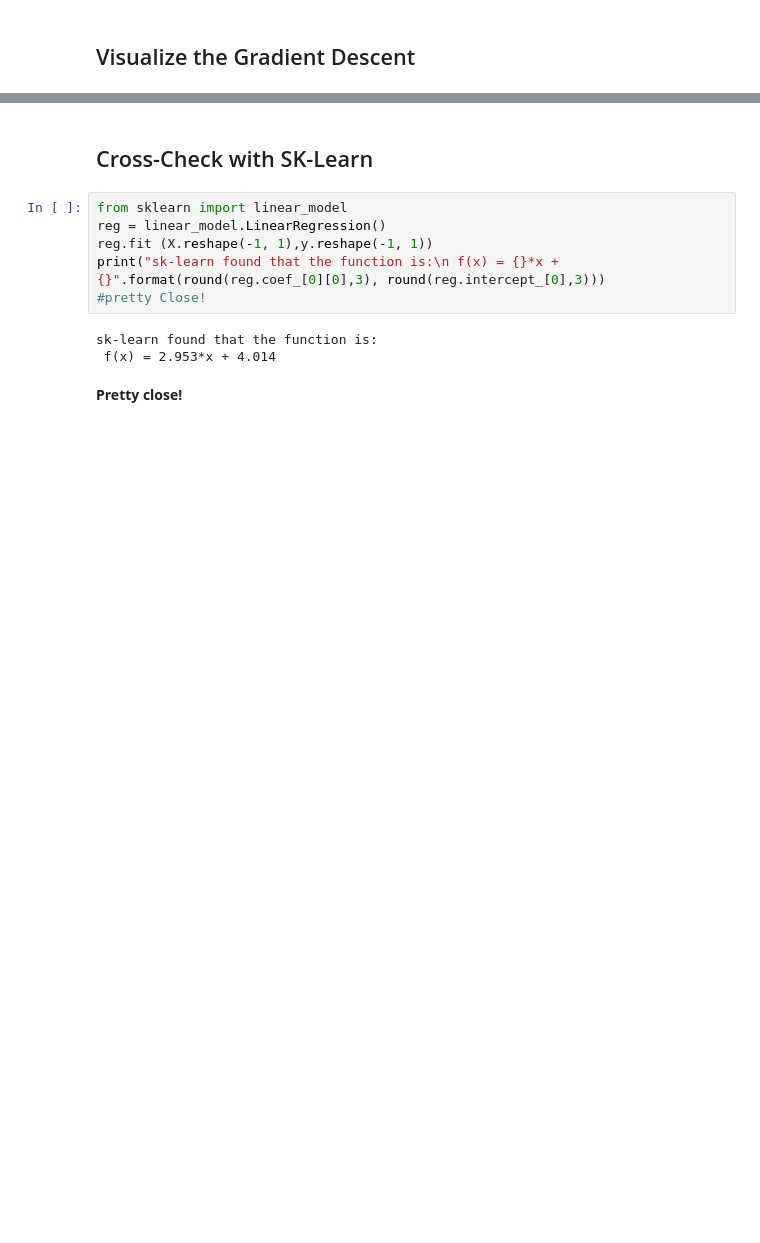
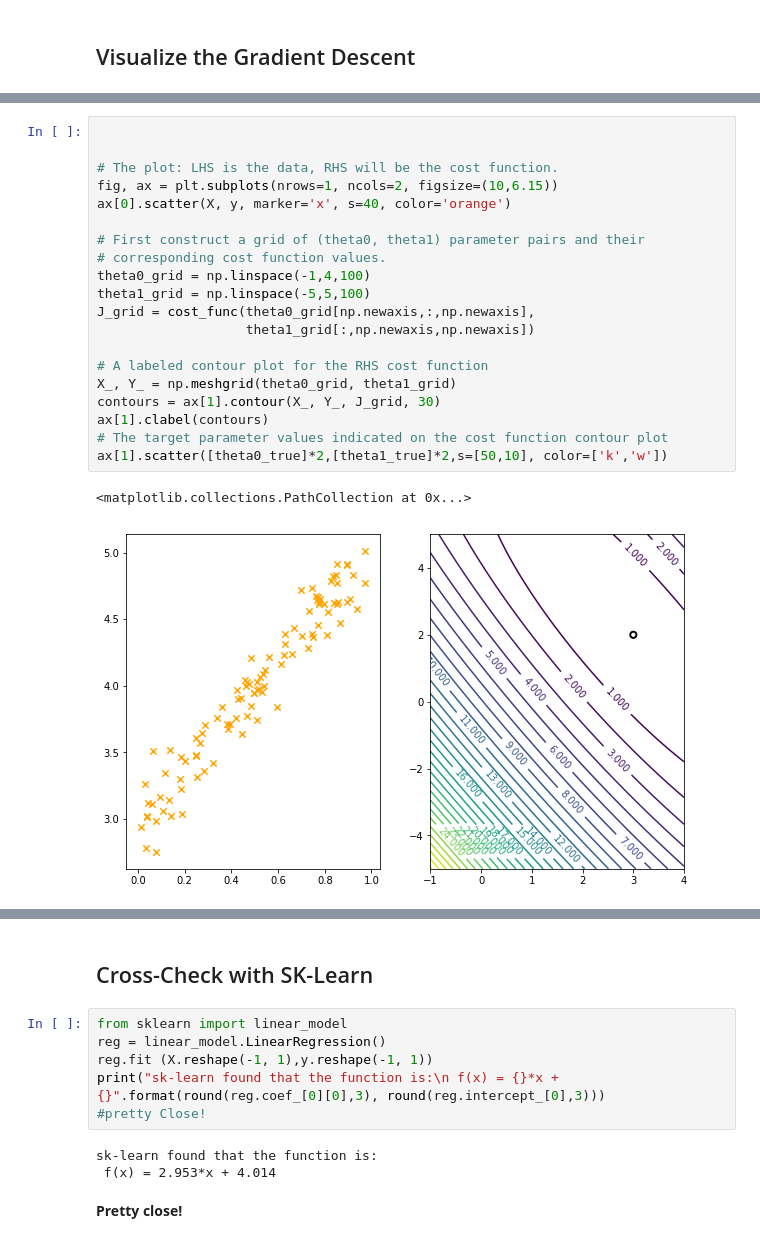
Before and after one commit to AchilleasKn/GradientDescent, a Jupyter notebook: GradientDescent.ipynb, the cells around one changed output, grey strips where cells are left out. Drawn from its saved outputs; the diff is of its cells as text; blank space fills up the shorter version.

```diff
--- a/GradientDescent.ipynb
+++ b/GradientDescent.ipynb
@@ -228,0 +215,23 @@ NameError: name 'z' is not defined
+# %%
+
+
+# The plot: LHS is the data, RHS will be the cost function.
+fig, ax = plt.subplots(nrows=1, ncols=2, figsize=(10,6.15))
+ax[0].scatter(X, y, marker='x', s=40, color='orange')
+
+# First construct a grid of (theta0, theta1) parameter pairs and their
+# corresponding cost function values.
+theta0_grid = np.linspace(-1,4,100)
+theta1_grid = np.linspace(-5,5,100)
+J_grid = cost_func(theta0_grid[np.newaxis,:,np.newaxis],
+                   theta1_grid[:,np.newaxis,np.newaxis])
+
+# A labeled contour plot for the RHS cost function
+X_, Y_ = np.meshgrid(theta0_grid, theta1_grid)
+contours = ax[1].contour(X_, Y_, J_grid, 30)
+ax[1].clabel(contours)
+# The target parameter values indicated on the cost function contour plot
+ax[1].scatter([theta0_true]*2,[theta1_true]*2,s=[50,10], color=['k','w'])
+# %% [output]
+<matplotlib.collections.PathCollection at 0x...>
+[figure, added]
```
Also changed, not shown: parts of 24 cells of this notebook.
